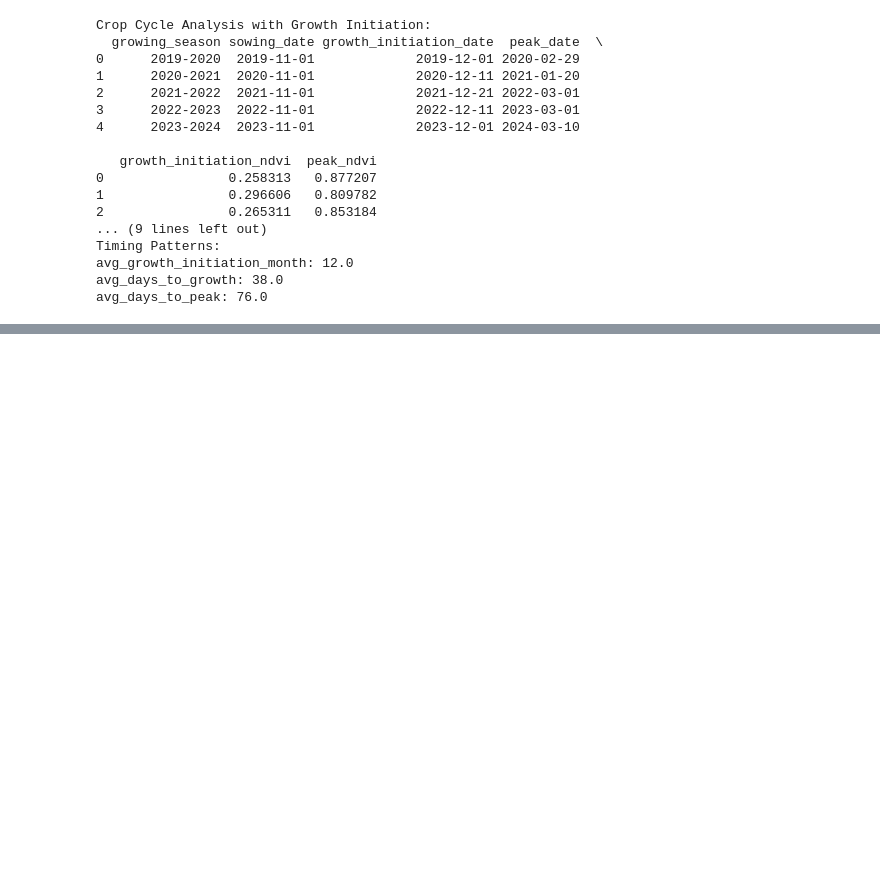
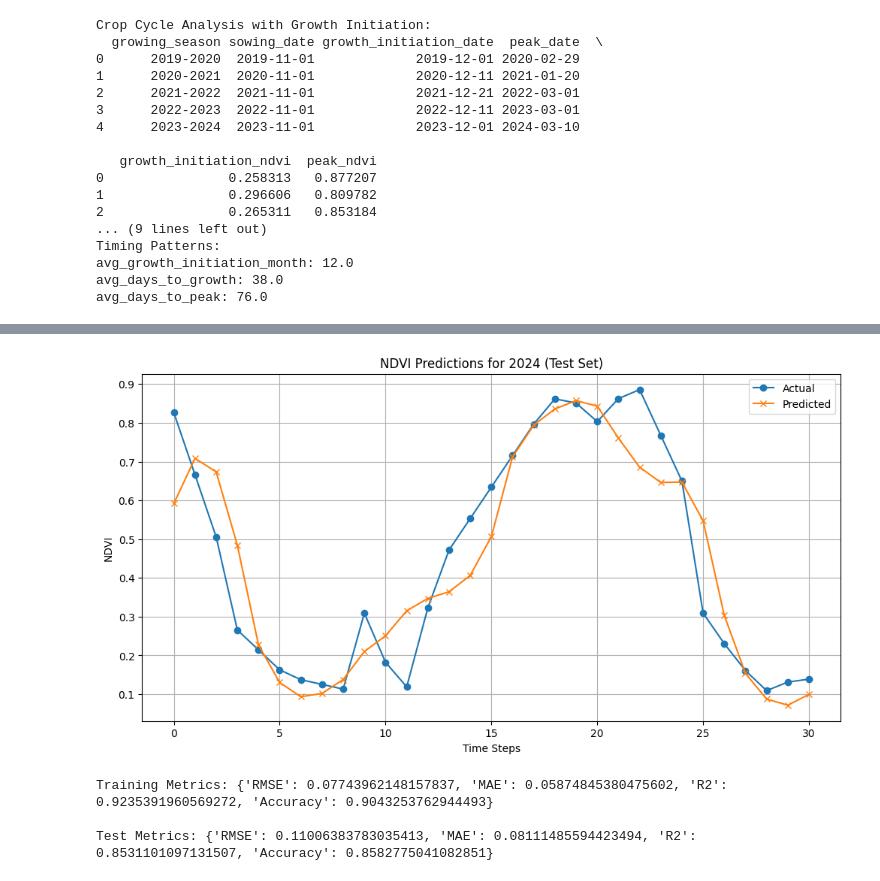
Before and after one commit to RamanVer1ma/AgroFarm, a Jupyter notebook: CHSModel.ipynb, the cells around one changed output, grey strips where cells are left out. Cells and saved outputs as stored; diff of their text form; code cells hidden in the pictures; blank space fills up the shorter version.

Commit message:
LSTM Model implemented

```diff
--- a/CHSModel.ipynb
+++ b/CHSModel.ipynb
@@ -531,0 +846,5 @@ avg_days_to_peak: 76.0
+# %%
+train_metrics, test_metrics, model = train_and_evaluate(result)
+print("\nTraining Metrics:", train_metrics)
+print("\nTest Metrics:", test_metrics)
+# %% [output]
@@ -531,0 +871,4 @@ avg_days_to_peak: 76.0
+[figure, added]
+Training Metrics: {'RMSE': 0.07743962148157837, 'MAE': 0.05874845380475602, 'R2': 0.9235391960569272, 'Accuracy': 0.9043253762944493}
+
+Test Metrics: {'RMSE': 0.11006383783035413, 'MAE': 0.08111485594423494, 'R2': 0.8531101097131507, 'Accuracy': 0.8582775041082851}
```
Also changed, not shown: parts of 7 cells of this notebook.
